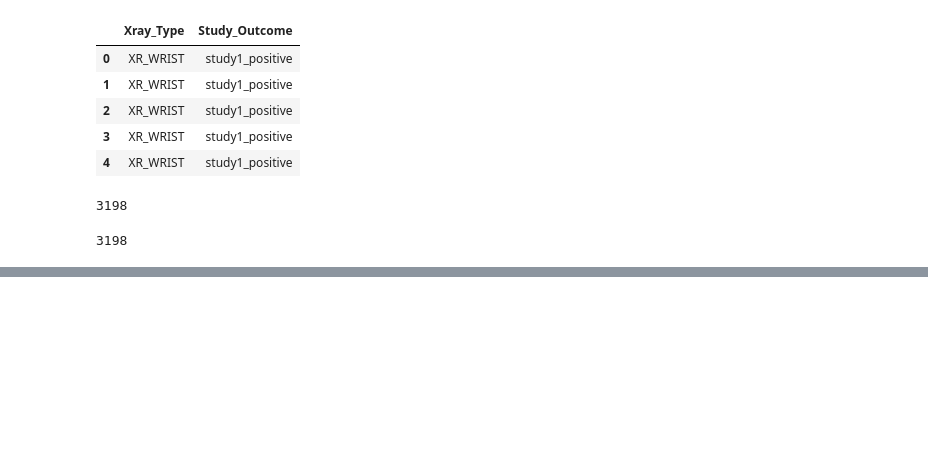
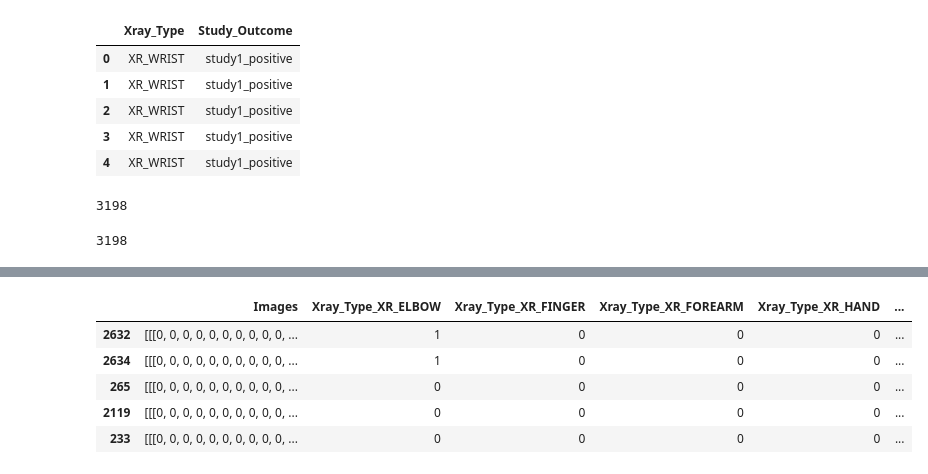
Before and after one commit to tyleralev/XRay_CNN_Project, a Jupyter notebook: CNN_Model.ipynb, the cells around one changed output, grey strips where cells are left out. Cells and saved outputs as stored; diff of their text form; code cells hidden in the pictures; blank space fills up the shorter version.

```diff
--- a/CNN_Model.ipynb
+++ b/CNN_Model.ipynb
@@ -126,0 +141,12 @@ dummy_body_part_df.head()
+# %%
+#shuffling the dataframe to make for better test
+from sklearn.utils import shuffle
+shuffled_df = shuffle(dummy_body_part_df)
+shuffled_df.head()
+# %% [output]
+|  | Images | Xray_Type_XR_ELBOW | Xray_Type_XR_FINGER | Xray_Type_XR_FOREARM | Xray_Type_XR_HAND | ... |
+| 2632 | [[[0, 0, 0, 0, 0, 0, 0, 0, 0, 0, ... | 1 | 0 | 0 | 0 | ... |
+| 2634 | [[[0, 0, 0, 0, 0, 0, 0, 0, 0, 0, ... | 1 | 0 | 0 | 0 | ... |
+| 265 | [[[0, 0, 0, 0, 0, 0, 0, 0, 0, 0, ... | 0 | 0 | 0 | 0 | ... |
+| 2119 | [[[0, 0, 0, 0, 0, 0, 0, 0, 0, 0, ... | 0 | 0 | 0 | 0 | ... |
+| 233 | [[[0, 0, 0, 0, 0, 0, 0, 0, 0, 0, ... | 0 | 0 | 0 | 0 | ... |
```
Also changed, not shown: parts of 16 cells of this notebook, 2 other files.
